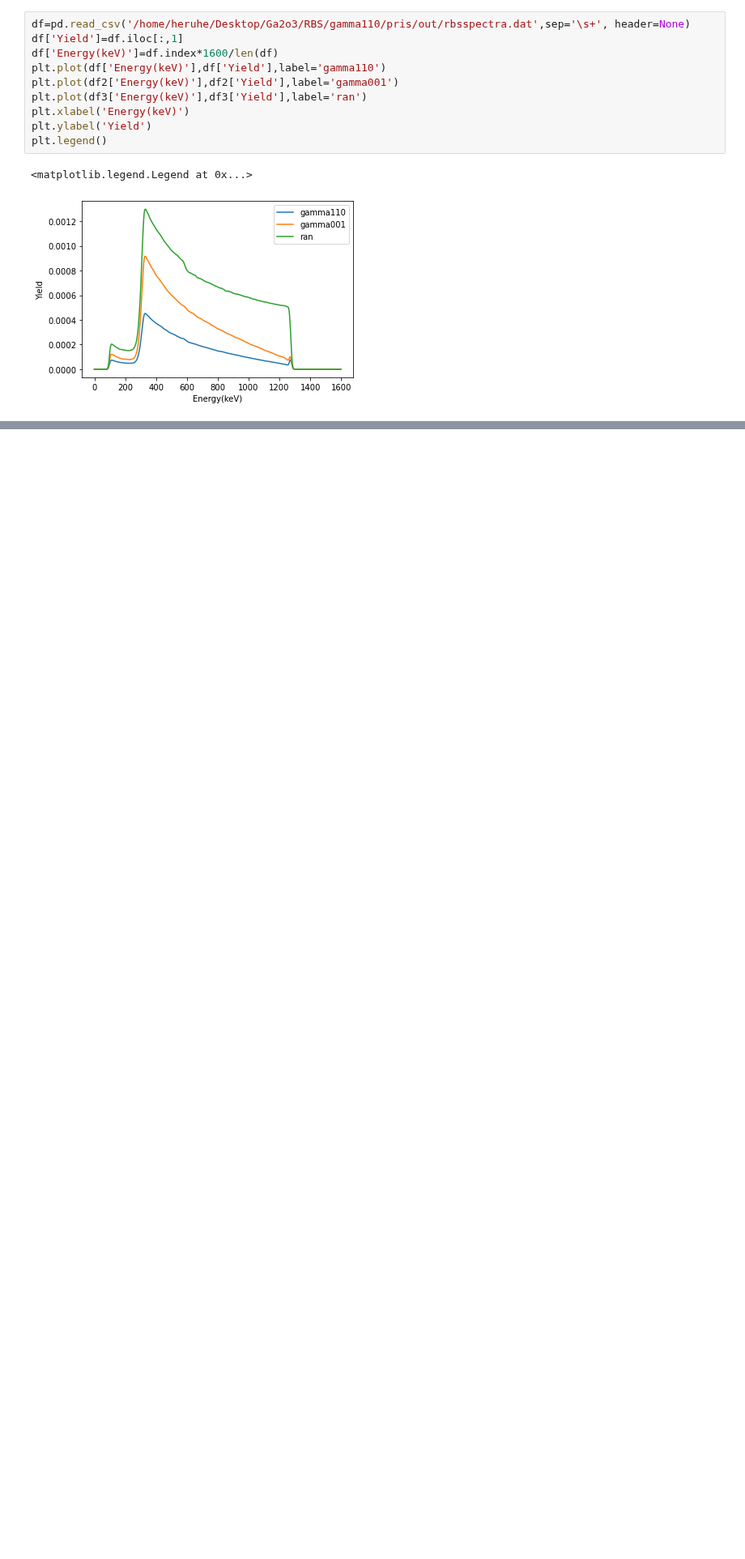
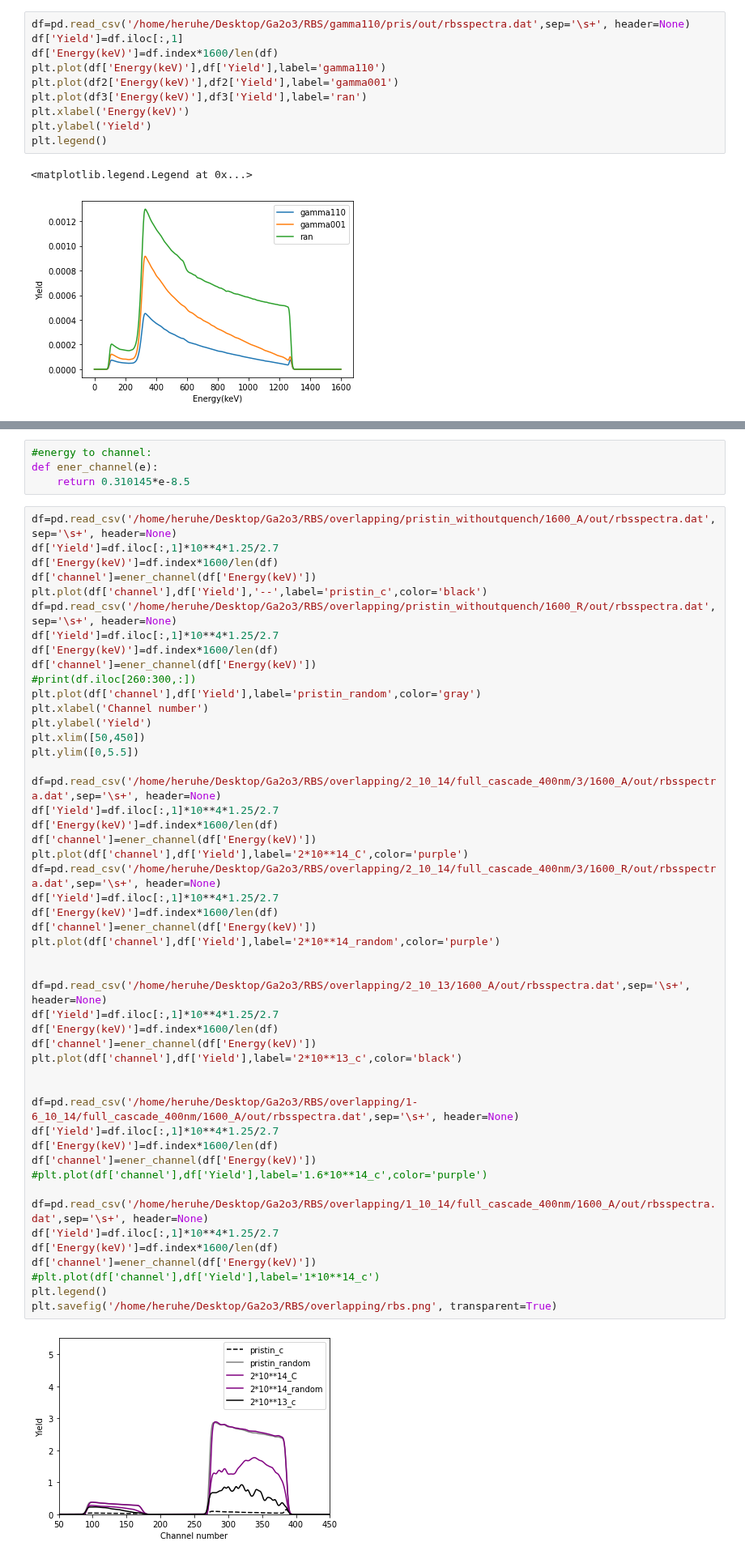
Before and after one commit to HE-RU10/ga2o3, a Jupyter notebook: RBS.ipynb, the cells around one changed output, grey strips where cells are left out. Shown at 81% size. Cells and saved outputs as stored; diff of their text form; blank space fills up the shorter version.

```diff
--- a/RBS.ipynb
+++ b/RBS.ipynb
@@ -84,0 +115,55 @@ plt.legend()
+# %%
+#energy to channel:
+def ener_channel(e):
+    return 0.310145*e-8.5
+# %%
+df=pd.read_csv('/home/heruhe/Desktop/Ga2o3/RBS/overlapping/pristin_withoutquench/1600_A/out/rbsspectra.dat',sep='\s+', header=None)
+df['Yield']=df.iloc[:,1]*10**4*1.25/2.7
+df['Energy(keV)']=df.index*1600/len(df)
+df['channel']=ener_channel(df['Energy(keV)'])
+plt.plot(df['channel'],df['Yield'],'--',label='pristin_c',color='black')
+df=pd.read_csv('/home/heruhe/Desktop/Ga2o3/RBS/overlapping/pristin_withoutquench/1600_R/out/rbsspectra.dat',sep='\s+', header=None)
+df['Yield']=df.iloc[:,1]*10**4*1.25/2.7
+df['Energy(keV)']=df.index*1600/len(df)
+df['channel']=ener_channel(df['Energy(keV)'])
+#print(df.iloc[260:300,:])
+plt.plot(df['channel'],df['Yield'],label='pristin_random',color='gray')
+plt.xlabel('Channel number')
+plt.ylabel('Yield')
+plt.xlim([50,450])
+plt.ylim([0,5.5])
+
+df=pd.read_csv('/home/heruhe/Desktop/Ga2o3/RBS/overlapping/2_10_14/full_cascade_400nm/3/1600_A/out/rbsspectra.dat',sep='\s+', header=None)
+df['Yield']=df.iloc[:,1]*10**4*1.25/2.7
+df['Energy(keV)']=df.index*1600/len(df)
+df['channel']=ener_channel(df['Energy(keV)'])
+plt.plot(df['channel'],df['Yield'],label='2*10**14_C',color='purple')
+df=pd.read_csv('/home/heruhe/Desktop/Ga2o3/RBS/overlapping/2_10_14/full_cascade_400nm/3/1600_R/out/rbsspectra.dat',sep='\s+', header=None)
+df['Yield']=df.iloc[:,1]*10**4*1.25/2.7
+df['Energy(keV)']=df.index*1600/len(df)
+df['channel']=ener_channel(df['Energy(keV)'])
+plt.plot(df['channel'],df['Yield'],label='2*10**14_random',color='purple')
+
+
+df=pd.read_csv('/home/heruhe/Desktop/Ga2o3/RBS/overlapping/2_10_13/1600_A/out/rbsspectra.dat',sep='\s+', header=None)
+df['Yield']=df.iloc[:,1]*10**4*1.25/2.7
+df['Energy(keV)']=df.index*1600/len(df)
+df['channel']=ener_channel(df['Energy(keV)'])
+plt.plot(df['channel'],df['Yield'],label='2*10**13_c',color='black')
+
+
+df=pd.read_csv('/home/heruhe/Desktop/Ga2o3/RBS/overlapping/1-6_10_14/full_cascade_400nm/1600_A/out/rbsspectra.dat',sep='\s+', header=None)
+df['Yield']=df.iloc[:,1]*10**4*1.25/2.7
+df['Energy(keV)']=df.index*1600/len(df)
+df['channel']=ener_channel(df['Energy(keV)'])
+#plt.plot(df['channel'],df['Yield'],label='1.6*10**14_c',color='purple')
+
+df=pd.read_csv('/home/heruhe/Desktop/Ga2o3/RBS/overlapping/1_10_14/full_cascade_400nm/1600_A/out/rbsspectra.dat',sep='\s+', header=None)
+df['Yield']=df.iloc[:,1]*10**4*1.25/2.7
+df['Energy(keV)']=df.index*1600/len(df)
+df['channel']=ener_channel(df['Energy(keV)'])
+#plt.plot(df['channel'],df['Yield'],label='1*10**14_c')
+plt.legend()
+plt.savefig('/home/heruhe/Desktop/Ga2o3/RBS/overlapping/rbs.png', transparent=True)
+# %% [output]
+[figure, added]
```
Also changed, not shown: parts of 2 cells of this notebook, 5 other files.
